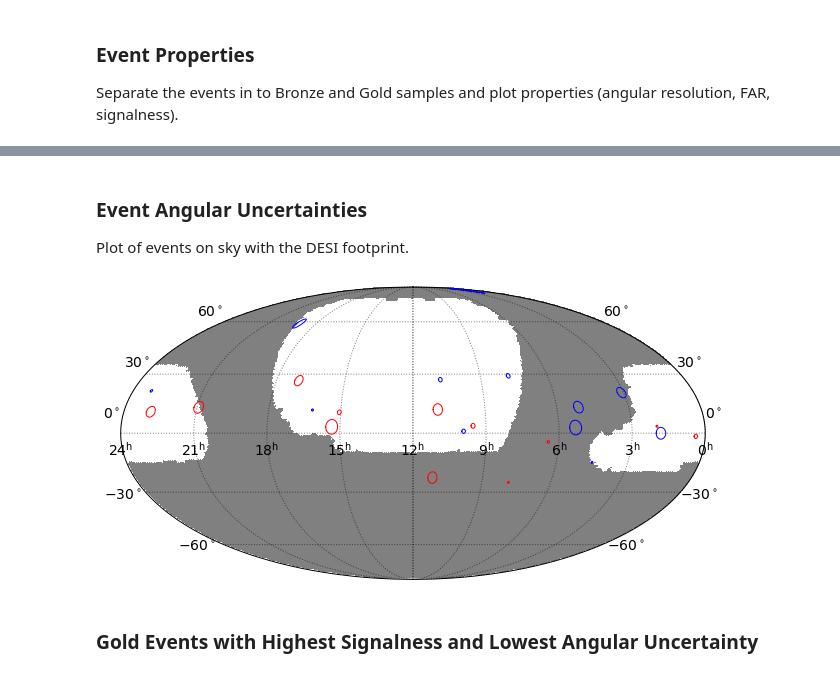
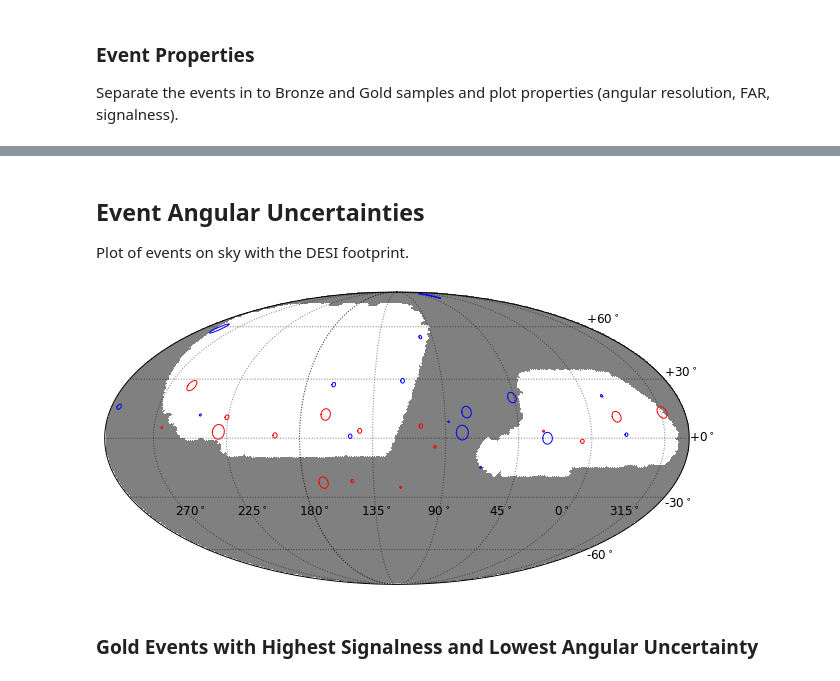
Before and after one commit to desihub/timedomain, a Jupyter notebook: nutarget/amon_icecube_astrotrack.ipynb, the cells around one changed output, grey strips where cells are left out. Drawn from its saved outputs; the diff is of its cells as text; code cells hidden in the pictures.

```diff
--- a/nutarget/amon_icecube_astrotrack.ipynb
+++ b/nutarget/amon_icecube_astrotrack.ipynb
@@ -199,64 +202,56 @@ ax.grid(ls=':');
 # %% [markdown]
-### Event Angular Uncertainties
+## Event Angular Uncertainties
 
 Plot of events on sky with the DESI footprint.
 # %%
-desi_footprint = hp.read_map('../gwtarget/desi_mask_nside0064.fits')
+desi_footprint = hp.read_map('desi_mask_nside0064.fits')
 desi_footprint[desi_footprint == 0] = hp.UNSEEN
 desi_footprint[desi_footprint == 1] = 0
 
-hp.mollview(desi_footprint, cbar=False, unit=r'probability', title='',
-            min=0, max=10, flip='astro', rot=180, cmap='gray_r')
+rot=120
+
+hp.mollview(desi_footprint, fig=1, cbar=False, unit=r'probability', title='',
+            min=0, max=10, flip='astro', rot=rot, cmap='gray_r')
 hp.graticule(ls=':', alpha=0.5, dpar=30, dmer=45)
 
 # Draw gold events with 90% containment regions (statistical only).
 ra_gold = revtab['RA'][gold]
 dec_gold = revtab['DEC'][gold]
 err90_gold = revtab['ERR90'][gold]
 for _ra, _dec, _err90 in zip(ra_gold, dec_gold, err90_gold):
     cont_ra, cont_dec = [], []
     for phi in np.linspace(0, 2*np.pi, 41):
         cont_ra.append(_ra + _err90*np.cos(phi))
         cont_dec.append(_dec + _err90*np.sin(phi))
     hp.projplot(cont_ra, cont_dec, lonlat=True, lw=1, color='r', label='Gold')
 
 # Draw bronze events with 90% containment regions (statistical only).
 ra_brnz = revtab['RA'][bronze]
 dec_brnz = revtab['DEC'][bronze]
 err90_brnz = revtab['ERR90'][gold]
 for _ra, _dec, _err90 in zip(ra_brnz, dec_brnz, err90_brnz):
     cont_ra, cont_dec = [], []
     for phi in np.linspace(0, 2*np.pi, 41):
         cont_ra.append(_ra + _err90*np.cos(phi))
         cont_dec.append(_dec + _err90*np.sin(phi))
     hp.projplot(cont_ra, cont_dec, lonlat=True, lw=1, color='b', label='Bronze')
 
-ax = plt.gca()
-
 # Label latitude lines.
-ax.text( 2.00,  0.10, r'$0^\circ$', horizontalalignment='left')
-ax.text( 1.80,  0.45, r'$30^\circ$', horizontalalignment='left')
-ax.text( 1.30,  0.80, r'$60^\circ$', horizontalalignment='left')
-ax.text( 1.83, -0.45, r'$-30^\circ$', horizontalalignment='left')
-ax.text( 1.33, -0.80, r'$-60^\circ$', horizontalalignment='left')
-ax.text(-2.00,  0.10, r'$0^\circ$', horizontalalignment='right')
-ax.text(-1.80,  0.45, r'$30^\circ$', horizontalalignment='right')
-ax.text(-1.30,  0.80, r'$60^\circ$', horizontalalignment='right')
-ax.text(-1.85, -0.45, r'$-30^\circ$', horizontalalignment='right')
-ax.text(-1.35, -0.80, r'$-60^\circ$', horizontalalignment='right')
+for _dec in [-60,-30,0,30,60]:
+    vert = 'top' if _dec < 0 else 'bottom' if _dec > 0 else 'center'
+    hp.projtext(180+rot, _dec, r'{0:+}$^\circ$'.format(_dec),
+                ha='left', va=vert, fontsize=12, lonlat=True)
 
 # Label longitude lines.
-ax.text( 2.0, -0.15, r'0$^\mathrm{h}$', horizontalalignment='center')
-ax.text( 1.5, -0.15, r'3$^\mathrm{h}$', horizontalalignment='center')
-ax.text( 1.0, -0.15, r'6$^\mathrm{h}$', horizontalalignment='center')
-ax.text( 0.5, -0.15, r'9$^\mathrm{h}$', horizontalalignment='center')
-ax.text( 0.0, -0.15, r'12$^\mathrm{h}$', horizontalalignment='center')
-ax.text(-0.5, -0.15, r'15$^\mathrm{h}$', horizontalalignment='center')
-ax.text(-1.0, -0.15, r'18$^\mathrm{h}$', horizontalalignment='center')
-ax.text(-1.5, -0.15, r'21$^\mathrm{h}$', horizontalalignment='center')
-ax.text(-2.0, -0.15, r'24$^\mathrm{h}$', horizontalalignment='center');
+for _ra in np.arange(0,360,45):
+    hp.projtext(_ra, -40, r'{:d}$^\circ$'.format(_ra),
+                horizontalalignment='center', fontsize=12, lonlat=True)
+
+fig = plt.gcf()
+fig.subplots_adjust(left=0.1, right=0.9, bottom=0.1, top=0.9)
+fig.savefig('astrotrack.png', dpi=120, transparent=True)
 # %% [output]
-[figure, old version]
+[figure, new version]
 # %% [markdown]
 ### Gold Events with Highest Signalness and Lowest Angular Uncertainty
 # %%
```
Also changed, not shown: parts of 23 cells of this notebook, 1 other file.
